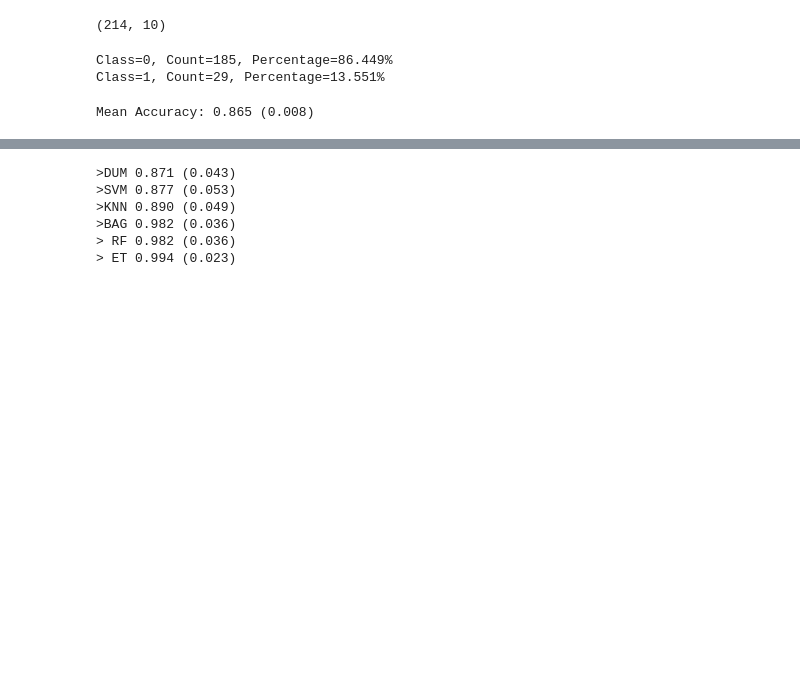
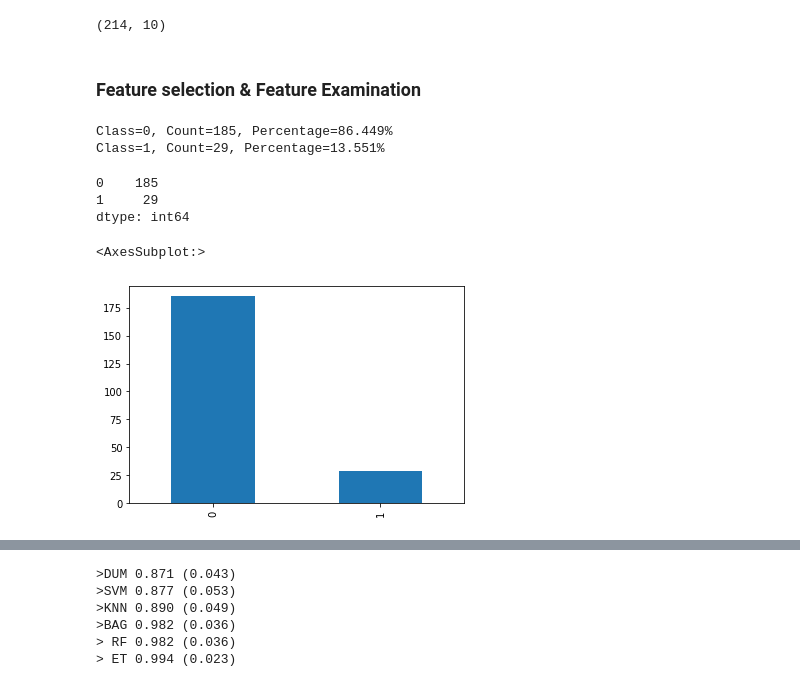
Before and after one commit to BSSB33/DSC-Lab, a Jupyter notebook: glass.ipynb, the cells around one changed output, grey strips where cells are left out. Cells and saved outputs as stored; diff of their text form; code cells hidden in the pictures; blank space fills up the shorter version.

Commit message:
Feature Selection Added

```diff
--- a/glass.ipynb
+++ b/glass.ipynb
@@ -38,6 +44,8 @@ y = df.values[:,-1].astype(int)
 X = df.drop("Y", axis=1)
 # %% [output]
 (214, 10)
+# %% [markdown]
+### Feature selection & Feature Examination
 # %%
 from collections import Counter
 counter = Counter(y)
@@ -47,11 +55,13 @@ for k,v in counter.items():
 # %% [output]
 Class=0, Count=185, Percentage=86.449%
 Class=1, Count=29, Percentage=13.551%
-# %%
-cv = RepeatedStratifiedKFold(n_splits=5, n_repeats=3, random_state=1)
-model = DummyClassifier(strategy='most_frequent')
-scores = cross_val_score(model, X, y, scoring='accuracy', cv=cv, n_jobs=-1)
-
-print('Mean Accuracy: %.3f (%.3f)' % (mean(scores), std(scores)))
-# %% [output]
-Mean Accuracy: 0.865 (0.008)
+# %%
+target = pd.Series(y)
+print(target.value_counts())
+target.value_counts().plot(kind="bar")
+# %% [output]
+0    185
+1     29
+dtype: int64
+<AxesSubplot:>
+[figure, added]
```
Also changed, not shown: parts of 9 cells of this notebook.
